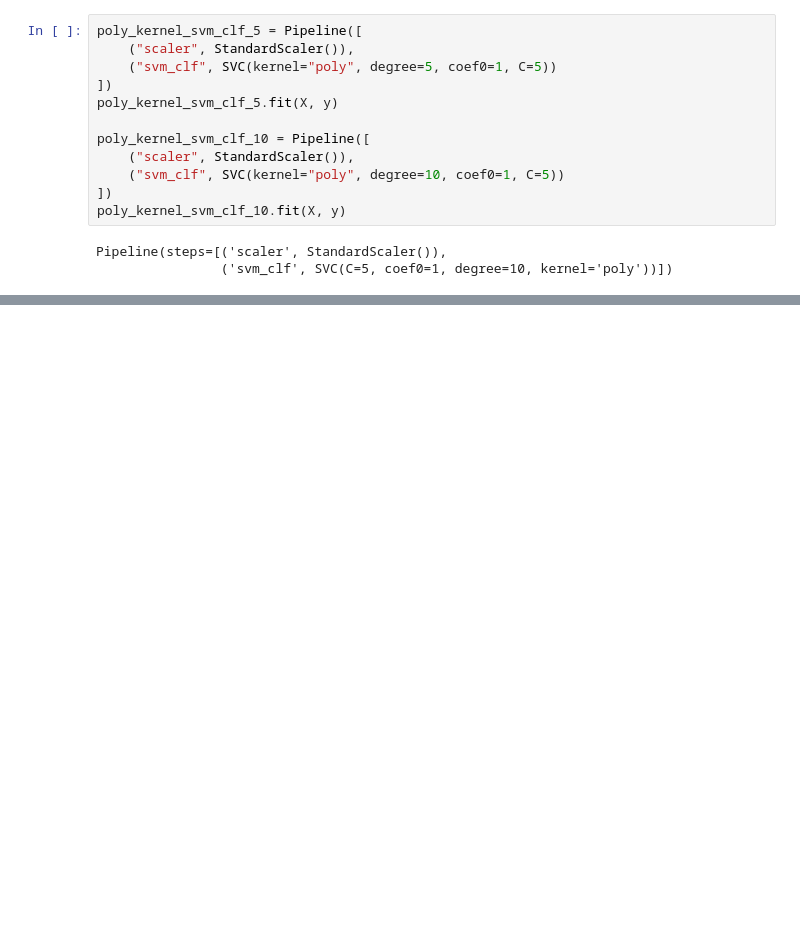
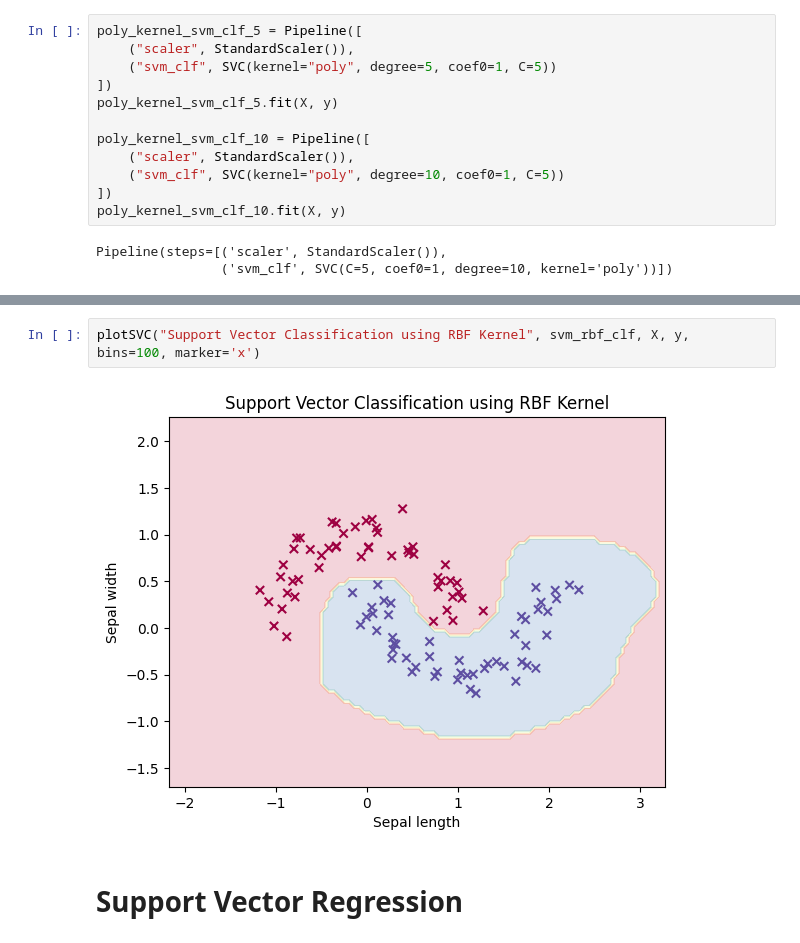
Before and after one commit to VanshSinghavi/Machine-Learning-Basics, a Jupyter notebook: svm.ipynb, the cells around one changed output, grey strips where cells are left out. Drawn from its saved outputs; the diff is of its cells as text; blank space fills up the shorter version.

```diff
--- a/svm.ipynb
+++ b/svm.ipynb
@@ -123,0 +144,6 @@ plotSVC("Support Vector Classification using Polynomial Kernel (degree=10)", pol
+# %%
+plotSVC("Support Vector Classification using RBF Kernel", svm_rbf_clf, X, y, bins=100, marker='x')
+# %% [output]
+[figure, added]
+# %% [markdown]
+# Support Vector Regression
```
Also changed, not shown: parts of 9 cells of this notebook.
